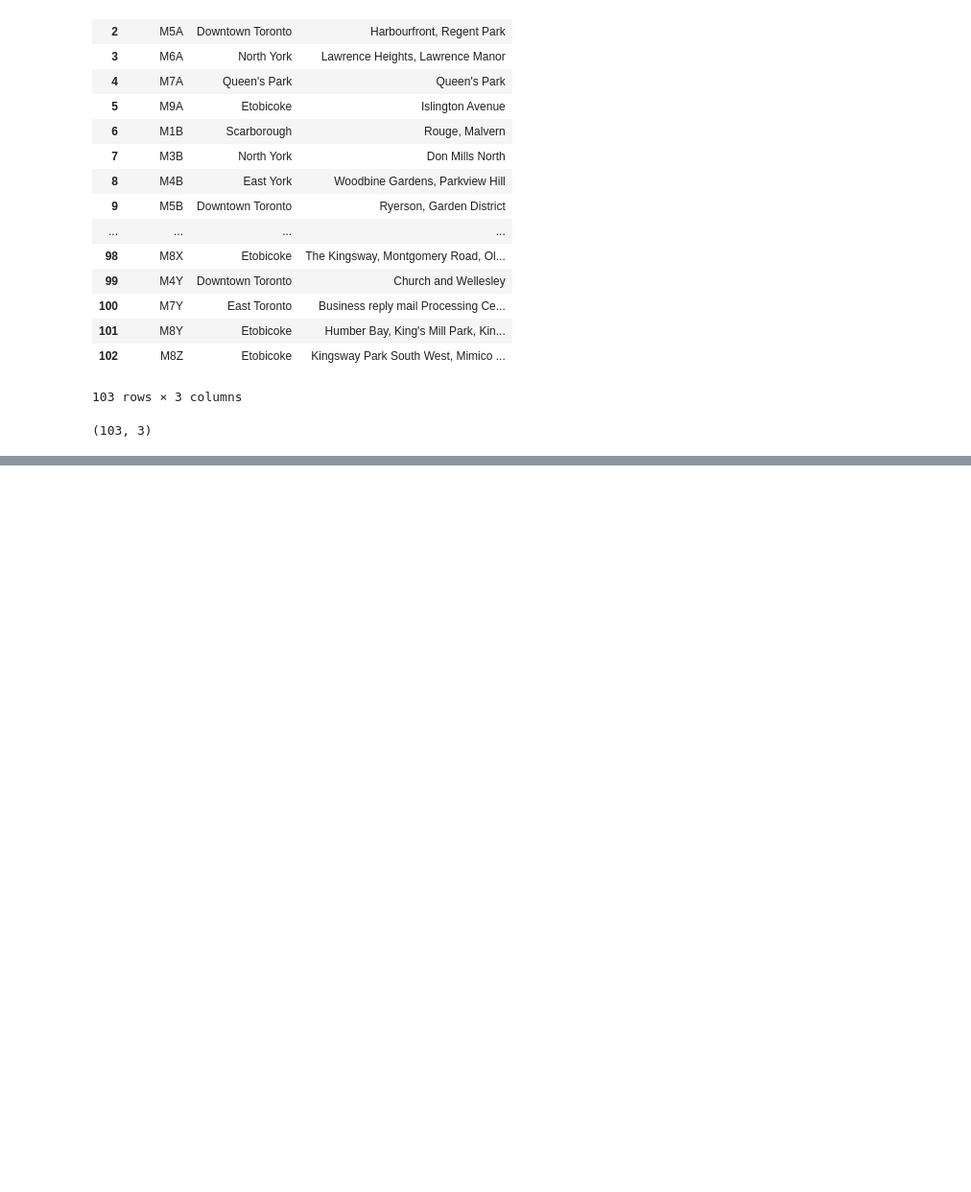
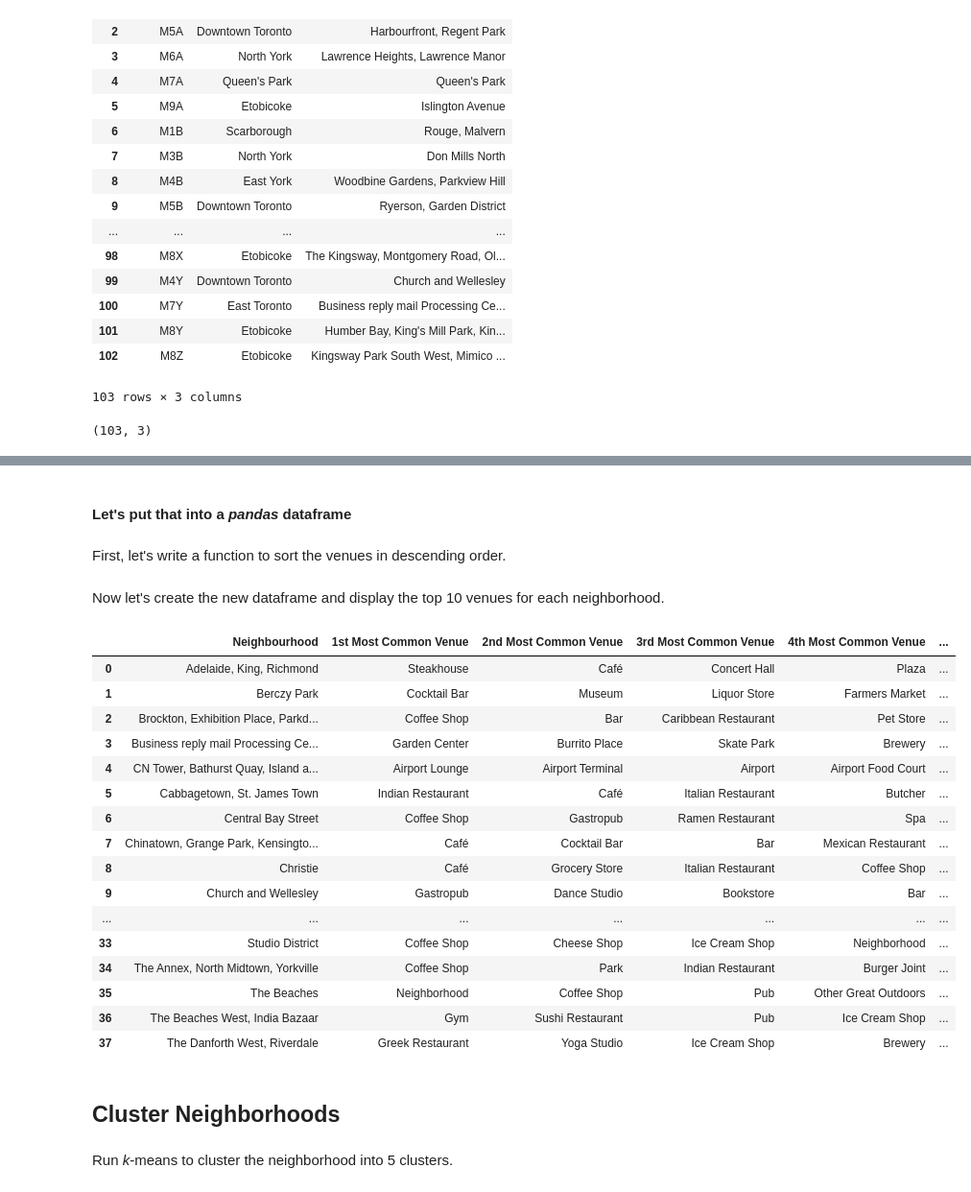
Before and after one commit to ibamong/Coursera_Capstone, a Jupyter notebook: Segmenting and Clustering Neighborhoods in Toronto.ipynb, the cells around one changed output, grey strips where cells are left out. Shown at 96% size. Saved outputs shown, nothing was run; the diff lists cells and outputs as text; code cells hidden in the pictures; blank space fills up the shorter version.

```diff
--- a/Segmenting and Clustering Neighborhoods in Toronto.ipynb
+++ b/Segmenting and Clustering Neighborhoods in Toronto.ipynb
@@ -77,0 +157,3 @@ postcode_df.shape
+# %%
+toronto_data = df[df['Borough'].str.contains("Toronto")].reset_index(drop=True)
+toronto_data.head()
@@ -77,0 +404,12 @@ postcode_df.shape
+# %%
+num_top_venues = 5
+
+for hood in toronto_grouped['Neighbourhood']:
+    print("----"+hood+"----")
+    temp = toronto_grouped[toronto_grouped['Neighbourhood'] == hood].T.reset_index()
+    temp.columns = ['venue','freq']
+    temp = temp.iloc[1:]
+    temp['freq'] = temp['freq'].astype(float)
+    temp = temp.round({'freq': 2})
+    print(temp.sort_values('freq', ascending=False).reset_index(drop=True).head(num_top_venues))
+    print('\n')
@@ -77,0 +434,55 @@ postcode_df.shape
+# %% [markdown]
+#### Let's put that into a *pandas* dataframe
+# %% [markdown]
+First, let's write a function to sort the venues in descending order.
+# %%
+def return_most_common_venues(row, num_top_venues):
+    row_categories = row.iloc[1:]
+    row_categories_sorted = row_categories.sort_values(ascending=False)
+
+    return row_categories_sorted.index.values[0:num_top_venues]
+# %% [markdown]
+Now let's create the new dataframe and display the top 10 venues for each neighborhood.
+# %%
+num_top_venues = 10
+
+indicators = ['st', 'nd', 'rd']
+
+# create columns according to number of top venues
+columns = ['Neighbourhood']
+for ind in np.arange(num_top_venues):
+    try:
+        columns.append('{}{} Most Common Venue'.format(ind+1, indicators[ind]))
+    except:
+        columns.append('{}th Most Common Venue'.format(ind+1))
+
+# create a new dataframe
+neighborhoods_venues_sorted = pd.DataFrame(columns=columns)
+neighborhoods_venues_sorted['Neighbourhood'] = toronto_grouped['Neighbourhood']
+
+for ind in np.arange(toronto_grouped.shape[0]):
+    neighborhoods_venues_sorted.iloc[ind, 1:] = return_most_common_venues(toronto_grouped.iloc[ind, :], num_top_venues)
+
+neighborhoods_venues_sorted
+# %% [output]
+|  | Neighbourhood | 1st Most Common Venue | 2nd Most Common Venue | 3rd Most Common Venue | 4th Most Common Venue | ... |
+| 0 | Adelaide, King, Richmond | Steakhouse | Café | Concert Hall | Plaza | ... |
+| 1 | Berczy Park | Cocktail Bar | Museum | Liquor Store | Farmers Market | ... |
+| 2 | Brockton, Exhibition Place, Parkd... | Coffee Shop | Bar | Caribbean Restaurant | Pet Store | ... |
+| 3 | Business reply mail Processing Ce... | Garden Center | Burrito Place | Skate Park | Brewery | ... |
+| 4 | CN Tower, Bathurst Quay, Island a... | Airport Lounge | Airport Terminal | Airport | Airport Food Court | ... |
+| 5 | Cabbagetown, St. James Town | Indian Restaurant | Café | Italian Restaurant | Butcher | ... |
+| 6 | Central Bay Street | Coffee Shop | Gastropub | Ramen Restaurant | Spa | ... |
+| 7 | Chinatown, Grange Park, Kensingto... | Café | Cocktail Bar | Bar | Mexican Restaurant | ... |
+| 8 | Christie | Café | Grocery Store | Italian Restaurant | Coffee Shop | ... |
+| 9 | Church and Wellesley | Gastropub | Dance Studio | Bookstore | Bar | ... |
+| ... | ... | ... | ... | ... | ... | ... |
+| 33 | Studio District | Coffee Shop | Cheese Shop | Ice Cream Shop | Neighborhood | ... |
+| 34 | The Annex, North Midtown, Yorkville | Coffee Shop | Park | Indian Restaurant | Burger Joint | ... |
+| 35 | The Beaches | Neighborhood | Coffee Shop | Pub | Other Great Outdoors | ... |
+| 36 | The Beaches West, India Bazaar | Gym | Sushi Restaurant | Pub | Ice Cream Shop | ... |
+| 37 | The Danforth West, Riverdale | Greek Restaurant | Yoga Studio | Ice Cream Shop | Brewery | ... |
+# %% [markdown]
+## Cluster Neighborhoods
+# %% [markdown]
+Run *k*-means to cluster the neighborhood into 5 clusters.
```
Also changed, not shown: parts of 58 cells of this notebook.
